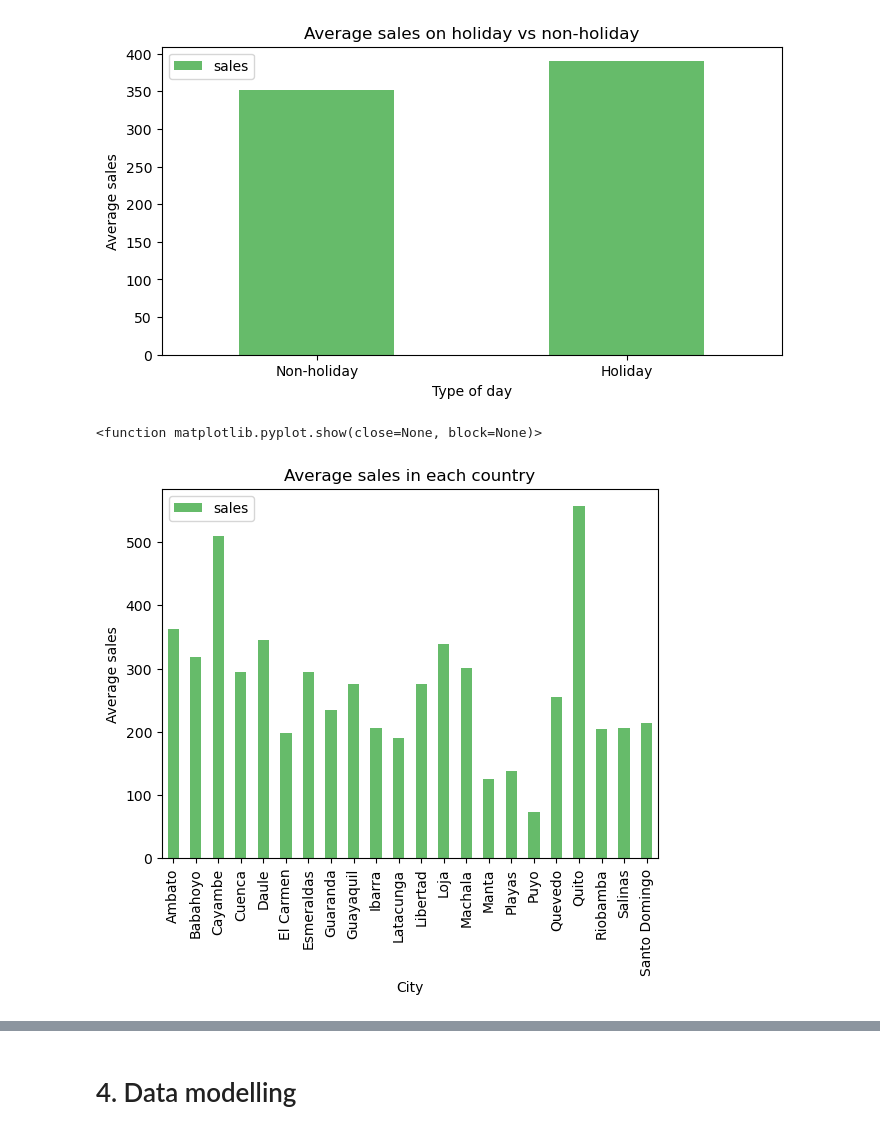
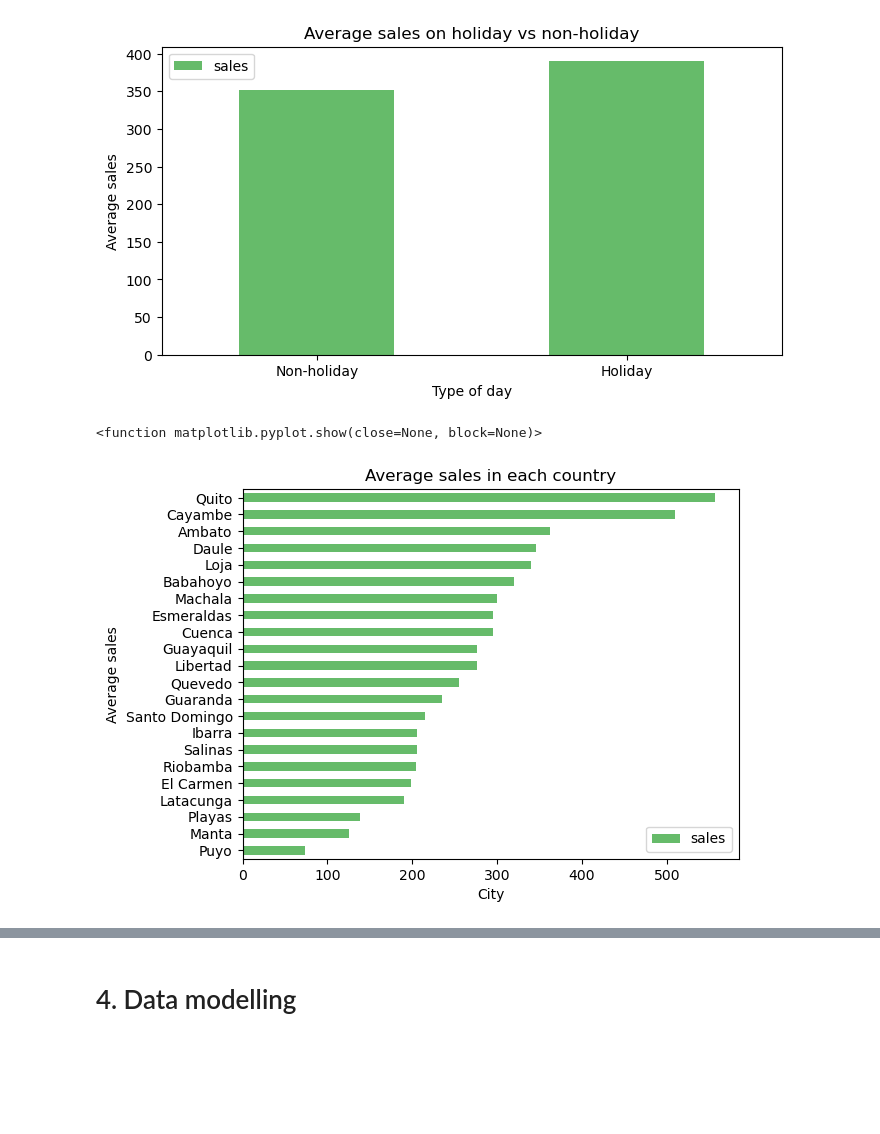
Before and after one commit to Rezkitasyarihna/store_sales_prediction, a Jupyter notebook: store_sales.ipynb, the cells around one changed output, grey strips where cells are left out. Cells and saved outputs as stored; diff of their text form; code cells hidden in the pictures; blank space fills up the shorter version.

Commit message:
Update graph

```diff
--- a/store_sales.ipynb
+++ b/store_sales.ipynb
@@ -185,14 +185,14 @@ plt.show
 df_city = pd.merge(df,stores[['store_nbr','city']], on='store_nbr', how='left')
 # %%
 # average sales each city
-df_city.groupby('city')['sales'].mean().plot(kind='bar', color='#66BB6A')
+df_city.groupby('city')['sales'].mean().sort_values().plot(kind='barh', color='#66BB6A')
 plt.title('Average sales in each country')
 plt.xlabel('City')
 plt.ylabel('Average sales')
 plt.legend()
 plt.show
 # %% [output]
 <function matplotlib.pyplot.show(close=None, block=None)>
-[figure, old version]
+[figure, new version]
 # %%
 # average sales each category of products
```
Also changed, not shown: parts of 1 cell of this notebook.
